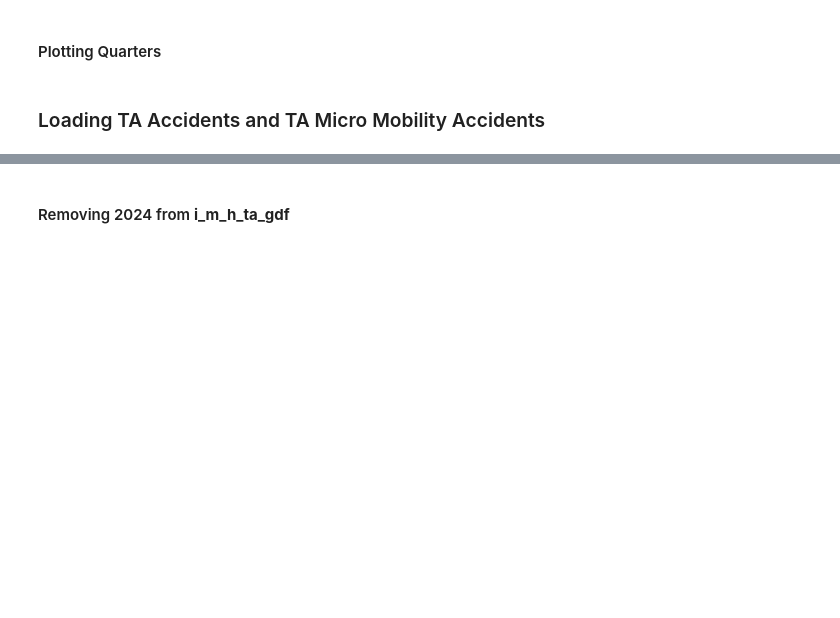
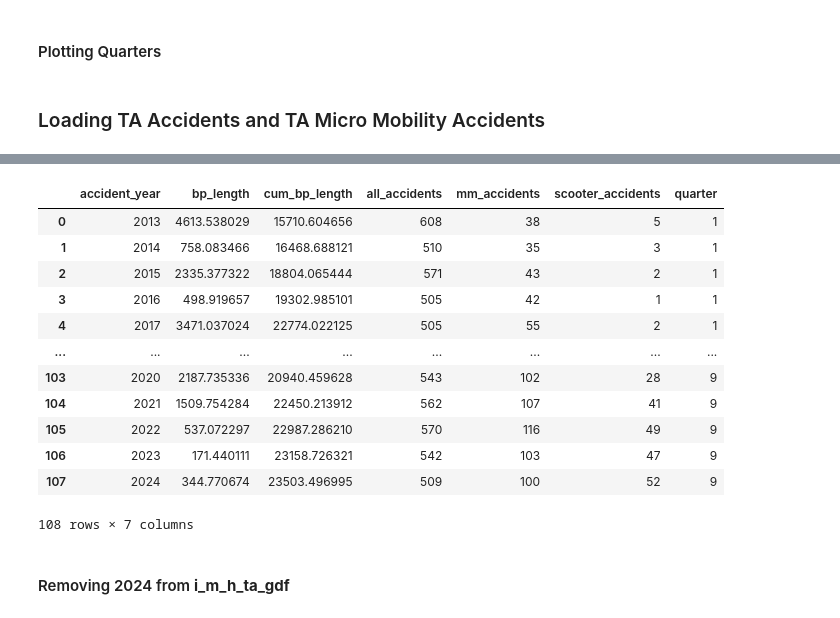
Before and after one commit to tryko/anyway, a Jupyter notebook: 03_EDA_TA.ipynb, the cells around one changed output, grey strips where cells are left out. Saved outputs shown, nothing was run; the diff lists cells and outputs as text; code cells hidden in the pictures; blank space fills up the shorter version.

Commit message:
work for mali mostly

```diff
--- a/03_EDA_TA.ipynb
+++ b/03_EDA_TA.ipynb
@@ -89,0 +251,2 @@ i_m_h_ta_gdf = gpd.read_parquet('./csv_tables/i_m_h_ta_gdf.parquet')
+# %%
+bp_ta_bp_and_meta = gpd.read_parquet('./csv_tables/bp_ta_bp_and_meta.parquet')
@@ -89,0 +400,41 @@ i_m_h_ta_gdf = gpd.read_parquet('./csv_tables/i_m_h_ta_gdf.parquet')
+# %%
+# Micro mobility accidents per year in each quarter
+
+i_m_h_ta_quarters_gdf = gpd.sjoin(i_m_h_ta_gdf, ta_q[['krova', 'geometry']], how='inner', predicate='intersects')
+
+# Create a dictionary to store accident counts per year for each krova
+accidents_mm_per_year_by_krova = {}
+
+for krova_id in sorted(i_m_h_ta_quarters_gdf['krova'].unique()):
+    df = (
+        i_m_h_ta_quarters_gdf[
+            (i_m_h_ta_quarters_gdf['accident_year'] < 2025) &
+            (i_m_h_ta_quarters_gdf['accident_year'] > 2012) &
+            (i_m_h_ta_gdf['involve_vehicle_type'].isin(micro_m)) &
+            (i_m_h_ta_quarters_gdf['krova'] == krova_id)
+        ]
+        .drop_duplicates(subset=['provider_and_id'])
+        .groupby(['accident_year'])
+        .size()
+        .reset_index(name='counts')
+        .astype(int)
+    )
+    accidents_mm_per_year_by_krova[krova_id] = df
+    globals()[f"q{krova_id}_accident_per_year"] = df  # Optionally create variables q1_accident_per_year, etc.
+
+# Combine bp_krova_by_q and accidents_mm_per_year_by_krova for each krova_id
+accidents_mm_by_krova = {}
+for krova_id in bp_krova_by_q:
+    bp_df = bp_krova_by_q[krova_id].rename(columns={'bitzua': 'accident_year'})
+    acc_df = accidents_mm_per_year_by_krova.get(krova_id)
+    # Merge on accident_year (which matches bitzua)
+    combined = pd.merge(bp_df, acc_df, on='accident_year', how='left')
+    combined['counts'] = combined['counts'].fillna(0).astype(int)
+    accidents_mm_by_krova[krova_id] = combined
+
+accidents_mm_by_krova[1]
+
+
+# for krova_id, df in combined_mm_by_krova.items():
+#     output_path = f'./csv_tables/mali_q_data_and_map/q{krova_id}_mm_accidents_and_bp_length_per_year.csv'
+#     df.to_csv(output_path, index=False)
@@ -90,3 +531,19 @@ i_m_h_ta_gdf = gpd.read_parquet('./csv_tables/i_m_h_ta_gdf.parquet')
+# %%
+all_quarters_df
+# %% [output]
+|  | accident_year | bp_length | cum_bp_length | all_accidents | mm_accidents | scooter_accidents | quarter |
+| 0 | 2013 | 4613.538029 | 15710.604656 | 608 | 38 | 5 | 1 |
+| 1 | 2014 | 758.083466 | 16468.688121 | 510 | 35 | 3 | 1 |
+| 2 | 2015 | 2335.377322 | 18804.065444 | 571 | 43 | 2 | 1 |
+| 3 | 2016 | 498.919657 | 19302.985101 | 505 | 42 | 1 | 1 |
+| 4 | 2017 | 3471.037024 | 22774.022125 | 505 | 55 | 2 | 1 |
+| ... | ... | ... | ... | ... | ... | ... | ... |
+| 103 | 2020 | 2187.735336 | 20940.459628 | 543 | 102 | 28 | 9 |
+| 104 | 2021 | 1509.754284 | 22450.213912 | 562 | 107 | 41 | 9 |
+| 105 | 2022 | 537.072297 | 22987.286210 | 570 | 116 | 49 | 9 |
+| 106 | 2023 | 171.440111 | 23158.726321 | 542 | 103 | 47 | 9 |
+| 107 | 2024 | 344.770674 | 23503.496995 | 509 | 100 | 52 | 9 |
+108 rows × 7 columns
 # %% [markdown]
 #### Removing 2024 from **i_m_h_ta_gdf**
 # %%
```
Also changed, not shown: parts of 66 cells of this notebook, 18 other files.
